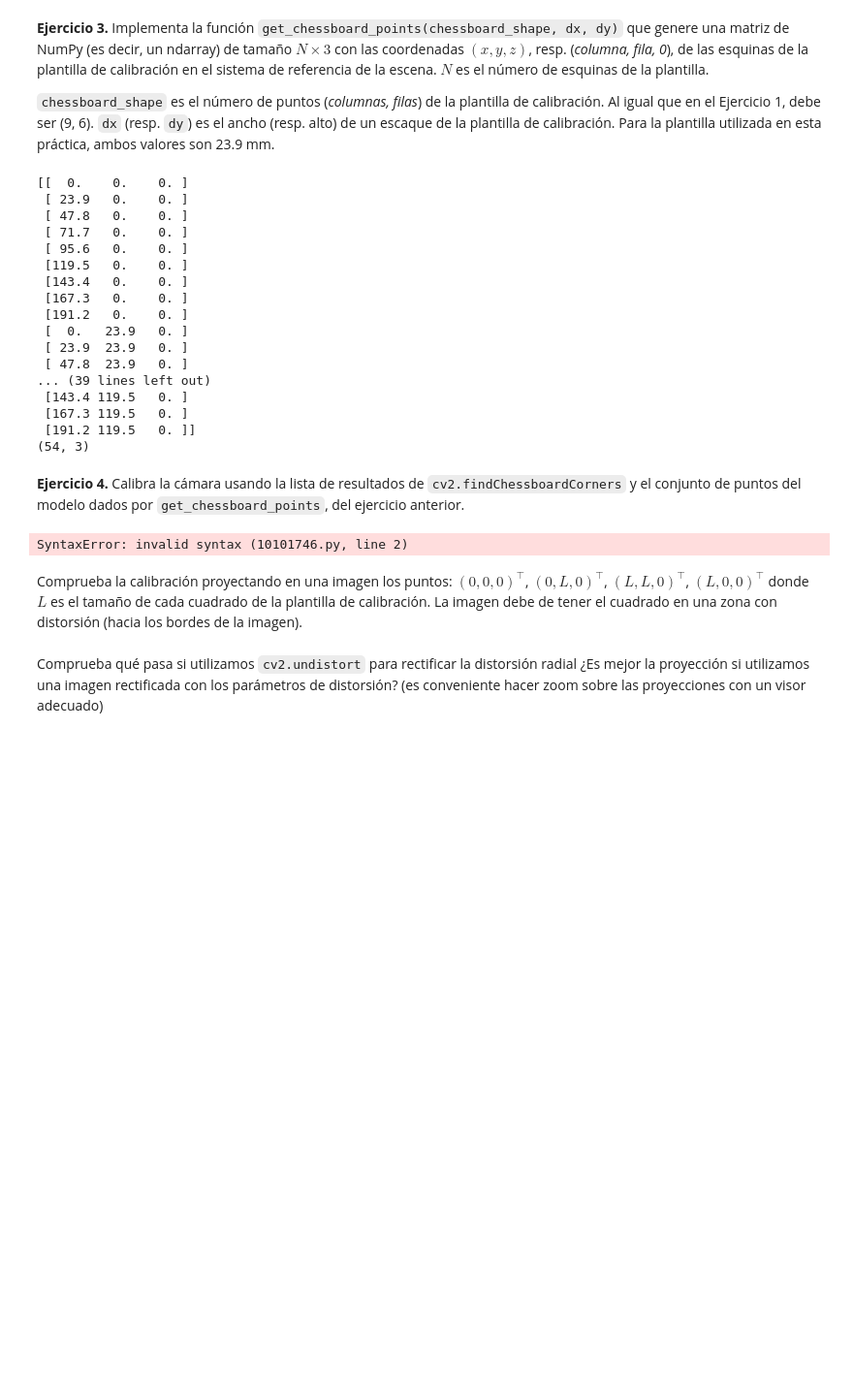
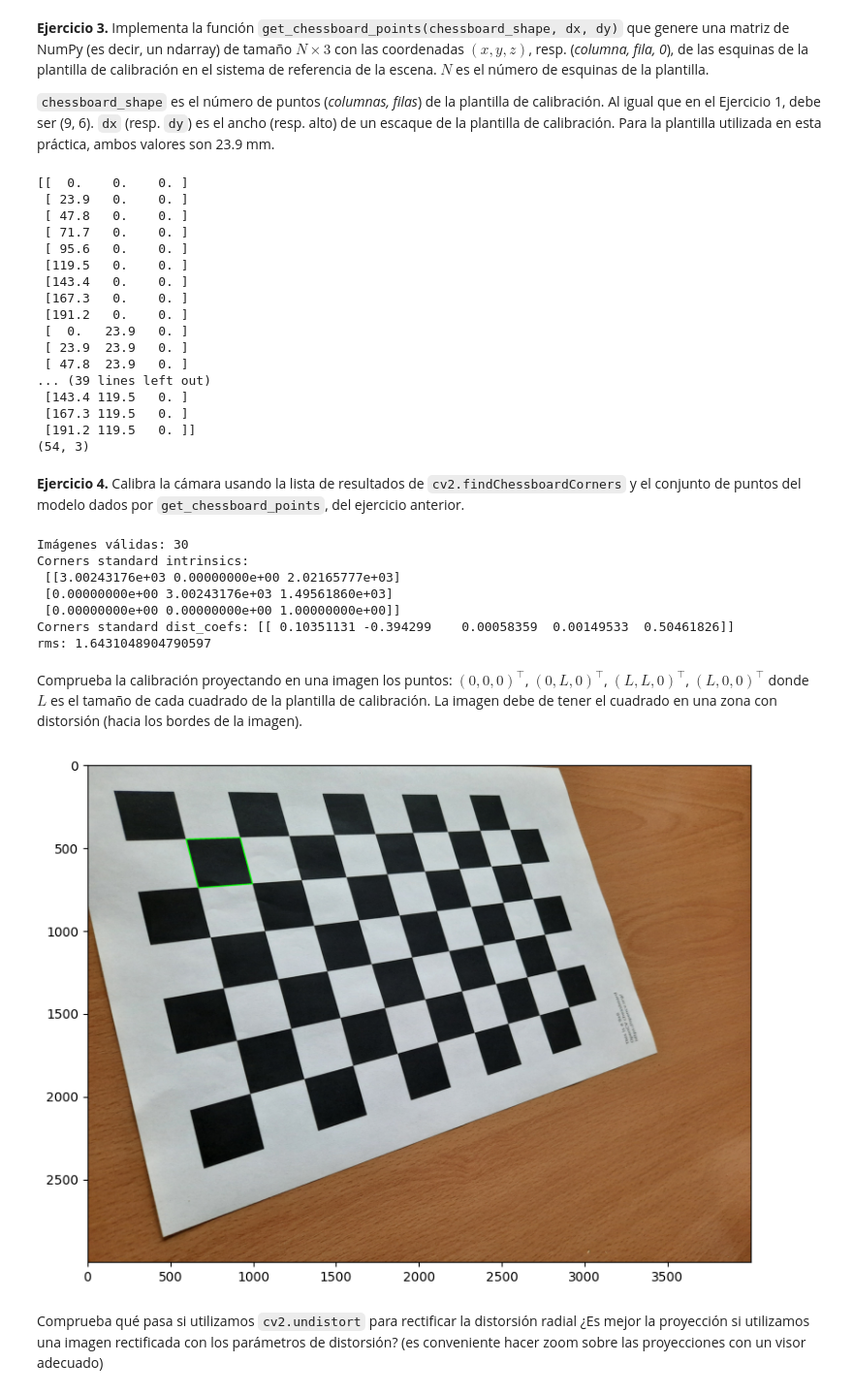
Before and after one commit to TarekElshami/Camera-Calibration-Zhang-Method, a Jupyter notebook: PracticaCalib2026_Alumnos.ipynb, the cells around one changed output. Shown at 97% size. Cells and saved outputs as stored; diff of their text form; code cells hidden in the pictures; blank space fills up the shorter version.

```diff
--- a/PracticaCalib2026_Alumnos.ipynb
+++ b/PracticaCalib2026_Alumnos.ipynb
@@ -201,24 +201,71 @@ print(cb_points.shape)
 **Ejercicio 4.** Calibra la cámara usando la lista de resultados de ``cv2.findChessboardCorners`` y el conjunto de puntos del modelo dados por ``get_chessboard_points``, del ejercicio anterior.
 # %%
 # Extract the list of valid images with all corners
-valid_corners = ... POR HACER ...
+valid_corners = [(ret, pts) for ret, pts in cornersRefined if ret]
 num_valid_images = len(valid_corners)
+print(f"Imágenes válidas: {num_valid_images}")
 
 # Prepare input data
 # object_points: numpy array with dimensions (number_of_images, number_of_points, 3)
-object_points = ... POR HACER ...
+object_points = []
 # image_points: numpy array with dimensions (number_of_images, number_of_points, 2)
-image_points = ... POR HACER ...
+image_points = []
+
+for ret, pts in cornersRefined:
+    if ret:
+        object_points.append(cb_points)
+        image_points.append(pts.astype(np.float32))
+
+# Image size (all images taken with the same phone)
+h, w = imgs[0].shape[:2]
+image_size = (w, h)
 
 # Calibrate for square pixels corners standard
-rms, intrinsics, dist_coeffs, rvecs, tvecs = cv2.calibrateCamera(... flags=cv2.CALIB_FIX_ASPECT_RATIO)
+rms, intrinsics, dist_coeffs, rvecs, tvecs = cv2.calibrateCamera(
+    object_points, image_points, image_size, None, None, flags=cv2.CALIB_FIX_ASPECT_RATIO)
 
-print("Corners standard intrinsics:\n",intrinsics)
-print("Corners standerd dist_coefs:", dist_coeffs)
+print("Corners standard intrinsics:\n", intrinsics)
+print("Corners standard dist_coefs:", dist_coeffs)
 print("rms:", rms)
 # %% [output]
-SyntaxError: invalid syntax (10101746.py, line 2)
+Imágenes válidas: 30
+Corners standard intrinsics:
+ [[3.00243176e+03 0.00000000e+00 2.02165777e+03]
+ [0.00000000e+00 3.00243176e+03 1.49561860e+03]
+ [0.00000000e+00 0.00000000e+00 1.00000000e+00]]
+Corners standard dist_coefs: [[ 0.10351131 -0.394299    0.00058359  0.00149533  0.50461826]]
+rms: 1.6431048904790597
 # %% [markdown]
 Comprueba la calibración proyectando en una imagen los puntos: $(0, 0, 0)^\top$, $(0, L, 0)^\top$, $(L, L, 0)^\top$, $(L, 0, 0)^\top$ donde $L$ es el tamaño de cada cuadrado de la plantilla de calibración. La imagen debe de tener el cuadrado en una zona con distorsión (hacia los bordes de la imagen).
+# %%
+L = 23.9
+
+square_3d = np.array([
+    [0, 0, 0],
+    [0, L, 0],
+    [L, L, 0],
+    [L, 0, 0]
+], dtype=np.float32)
+
+img_idx = 7
+
+ret, pts = cornersRefined[img_idx]
+rvec = rvecs[img_idx]
+tvec = tvecs[img_idx]
+
+projected, _ = cv2.projectPoints(square_3d, rvec, tvec, intrinsics, dist_coeffs)
+projected = projected.reshape(-1, 2).astype(int)
+
+img_draw = copy.deepcopy(imgs[img_idx])
+for i in range(4):
+    pt1 = tuple(projected[i])
+    pt2 = tuple(projected[(i + 1) % 4])
+    cv2.line(img_draw, pt1, pt2, (0, 255, 0), 5)
+
+ppl.figure(figsize=(10, 7))
+ppl.imshow(img_draw)
+ppl.show()
+# %% [output]
+[figure, added]
 # %% [markdown]
 Comprueba qué pasa si utilizamos ``cv2.undistort`` para rectificar la distorsión radial ¿Es mejor la proyección si utilizamos una imagen rectificada con los parámetros de distorsión? (es conveniente hacer zoom sobre las proyecciones con un visor adecuado)
```
Also changed, not shown: parts of 13 cells of this notebook.
